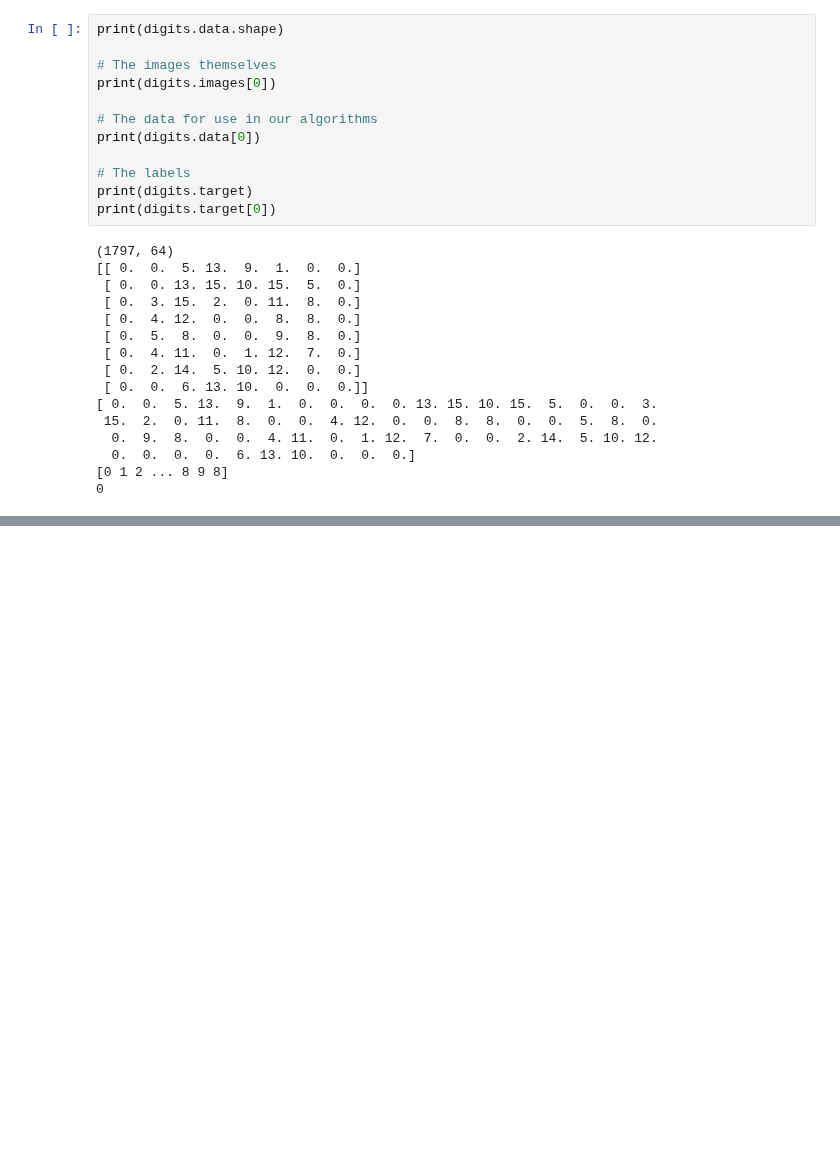
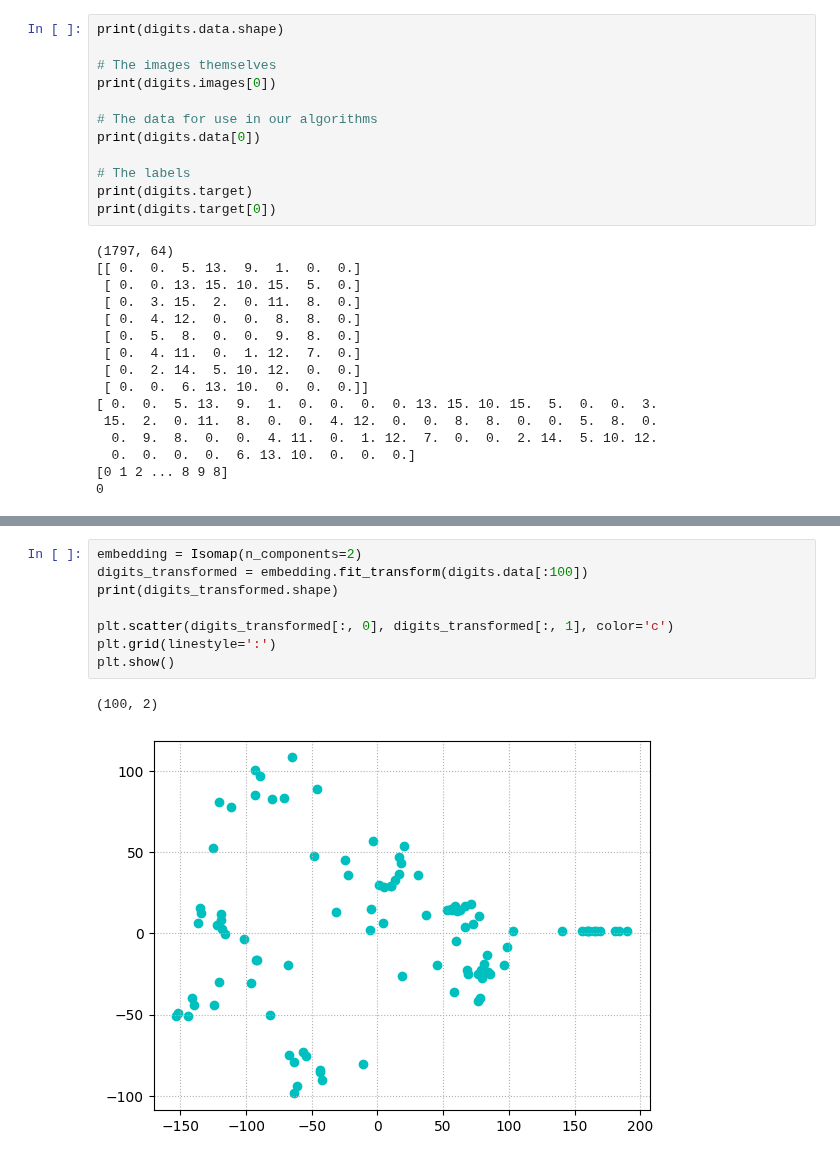
Before and after one commit to APozzi22/Astrostatistic, a Jupyter notebook: 13_MachineLearning_Introduction/Handwritten_Digits.ipynb, the cells around one changed output, grey strips where cells are left out. Cells and saved outputs as stored; diff of their text form; blank space fills up the shorter version.

Commit message:
Update Handwritten_Digits.ipynb with Task 1 solution

```diff
--- a/13_MachineLearning_Introduction/Handwritten_Digits.ipynb
+++ b/13_MachineLearning_Introduction/Handwritten_Digits.ipynb
@@ -111,0 +115,11 @@ print(digits.target[0])
+# %%
+embedding = Isomap(n_components=2)
+digits_transformed = embedding.fit_transform(digits.data[:100])
+print(digits_transformed.shape)
+
+plt.scatter(digits_transformed[:, 0], digits_transformed[:, 1], color='c')
+plt.grid(linestyle=':')
+plt.show()
+# %% [output]
+(100, 2)
+[figure, added]
```
Also changed, not shown: parts of 10 cells of this notebook.
